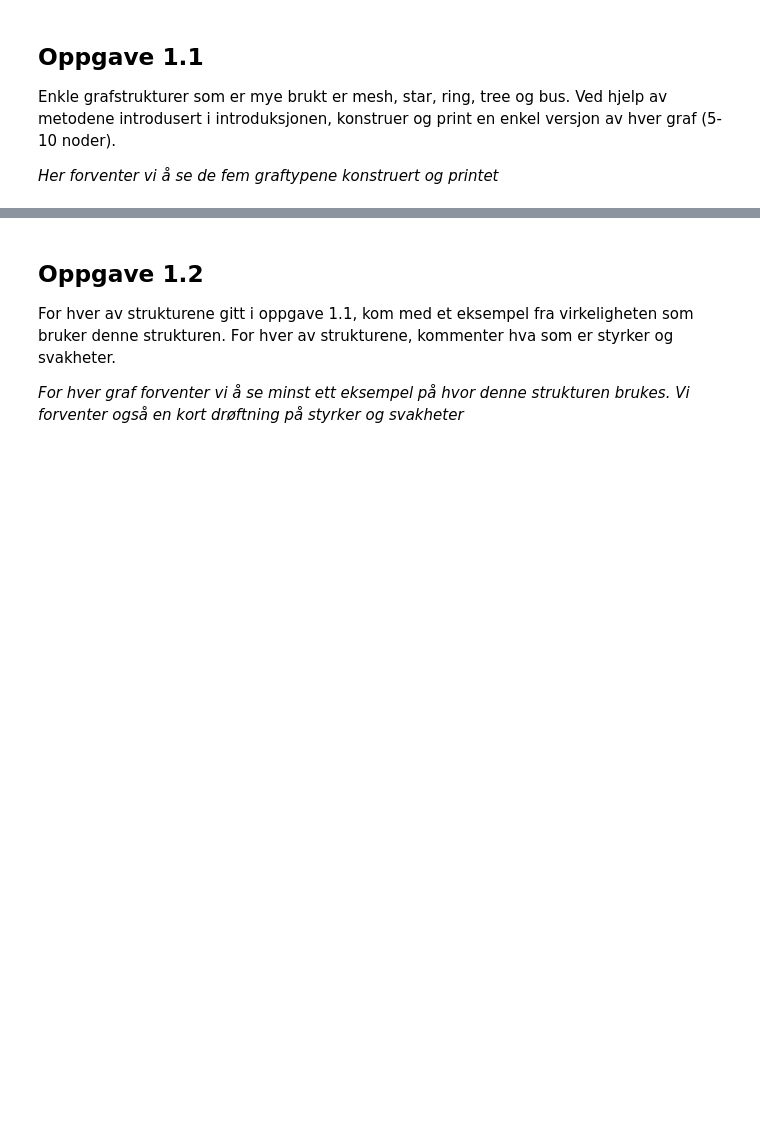
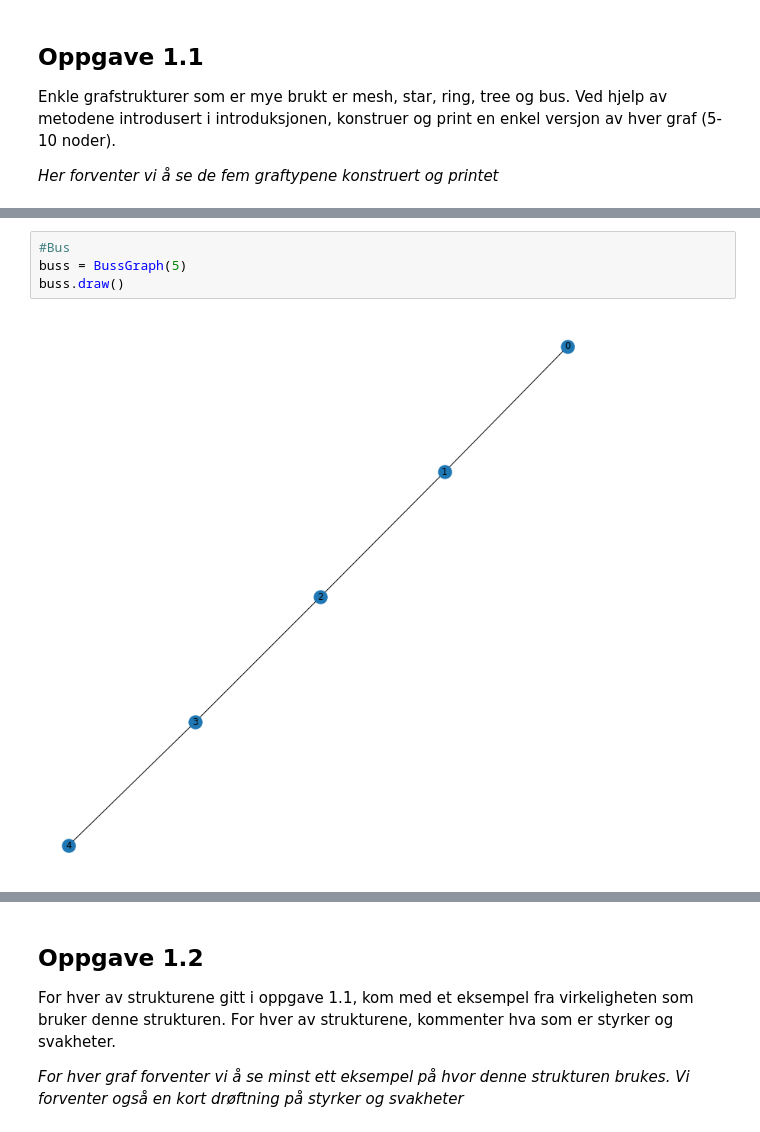
Before and after one commit to Eeaeau/TTM4185, a Jupyter notebook: Oving3-revidert-v1.ipynb, the cells around one changed output, grey strips where cells are left out. Drawn from its saved outputs; the diff is of its cells as text; blank space fills up the shorter version.

```diff
--- a/Oving3-revidert-v1.ipynb
+++ b/Oving3-revidert-v1.ipynb
@@ -128,0 +212,6 @@ Enkle grafstrukturer som er mye brukt er mesh, star, ring, tree og bus. Ved hjel
+# %%
+#Bus
+buss = BussGraph(5)
+buss.draw()
+# %% [output]
+[figure, added]
```
Also changed, not shown: parts of 46 cells of this notebook, 1 other file.
